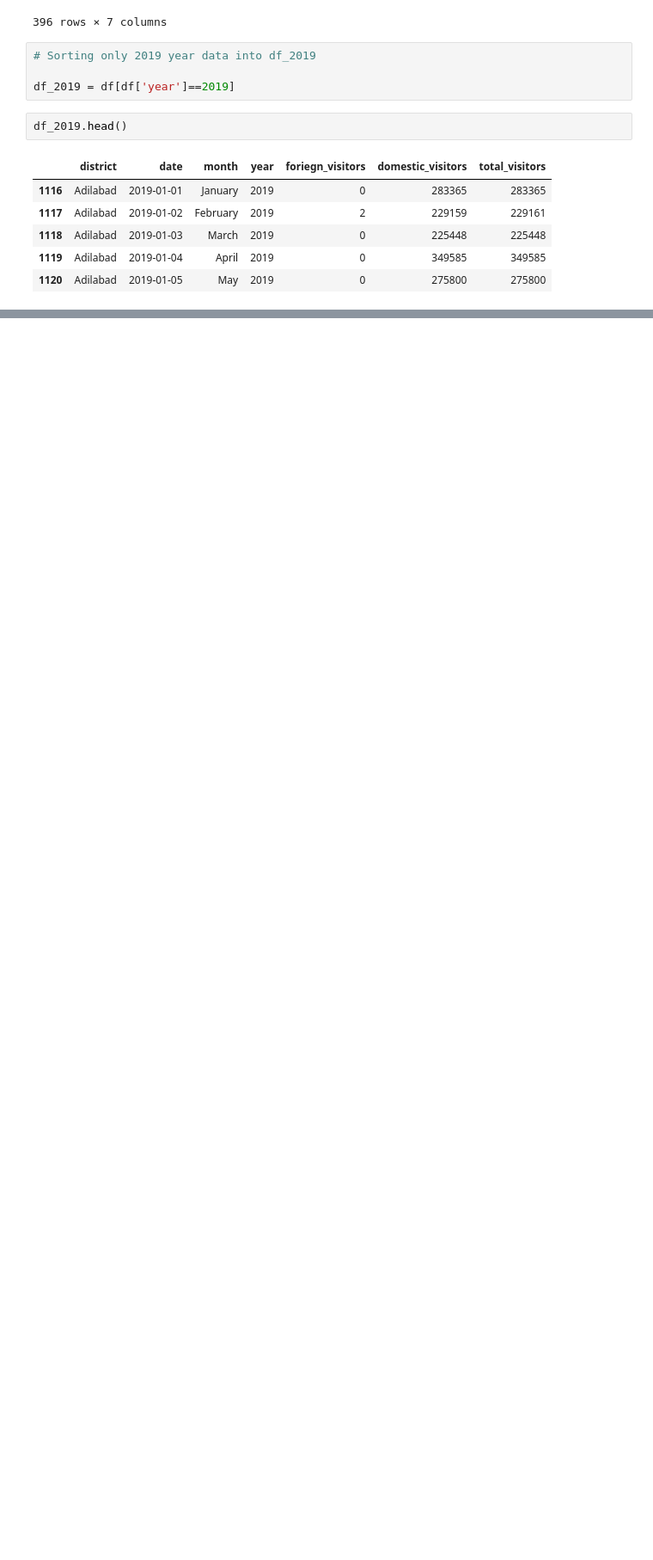
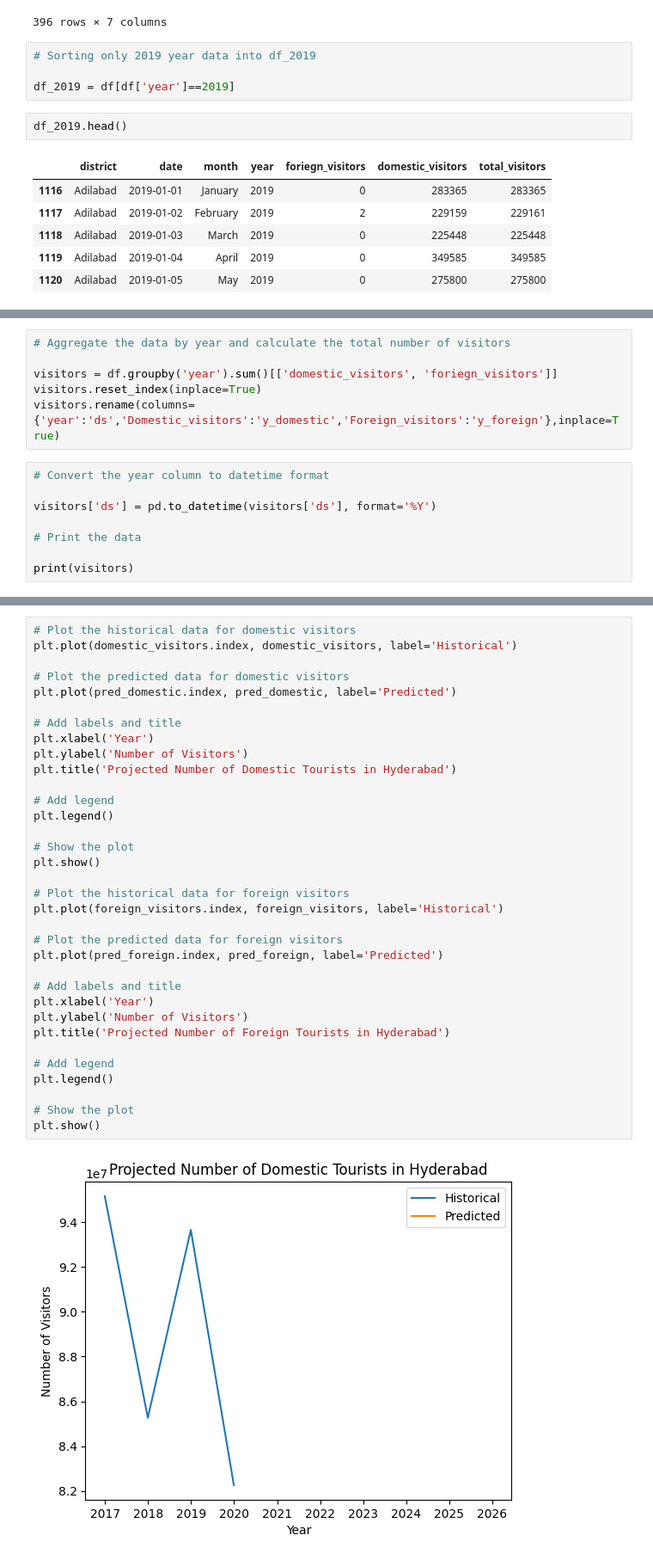
Before and after one commit to Prateek07-Kumar/-Telangana-Government-Tourism, a Jupyter notebook: Notebook/Query.ipynb, the cells around one changed output, grey strips where cells are left out. Shown: that part at 86% size. Drawn from its saved outputs; the diff is of its cells as text; blank space fills up the shorter version.

```diff
--- a/Notebook/Query.ipynb
+++ b/Notebook/Query.ipynb
@@ -499,0 +731,14 @@ df_2019.head()
+# %%
+# Aggregate the data by year and calculate the total number of visitors
+
+visitors = df.groupby('year').sum()[['domestic_visitors', 'foriegn_visitors']]
+visitors.reset_index(inplace=True)
+visitors.rename(columns={'year':'ds','Domestic_visitors':'y_domestic','Foreign_visitors':'y_foreign'},inplace=True)
+# %%
+# Convert the year column to datetime format
+
+visitors['ds'] = pd.to_datetime(visitors['ds'], format='%Y')
+
+# Print the data
+
+print(visitors)
@@ -499,0 +780,36 @@ df_2019.head()
+# %%
+# Plot the historical data for domestic visitors
+plt.plot(domestic_visitors.index, domestic_visitors, label='Historical')
+
+# Plot the predicted data for domestic visitors
+plt.plot(pred_domestic.index, pred_domestic, label='Predicted')
+
+# Add labels and title
+plt.xlabel('Year')
+plt.ylabel('Number of Visitors')
+plt.title('Projected Number of Domestic Tourists in Hyderabad')
+
+# Add legend
+plt.legend()
+
+# Show the plot
+plt.show()
+
+# Plot the historical data for foreign visitors
+plt.plot(foreign_visitors.index, foreign_visitors, label='Historical')
+
+# Plot the predicted data for foreign visitors
+plt.plot(pred_foreign.index, pred_foreign, label='Predicted')
+
+# Add labels and title
+plt.xlabel('Year')
+plt.ylabel('Number of Visitors')
+plt.title('Projected Number of Foreign Tourists in Hyderabad')
+
+# Add legend
+plt.legend()
+
+# Show the plot
+plt.show()
+# %% [output]
+[figure, added]
```
Also changed, not shown: parts of 23 cells of this notebook.
